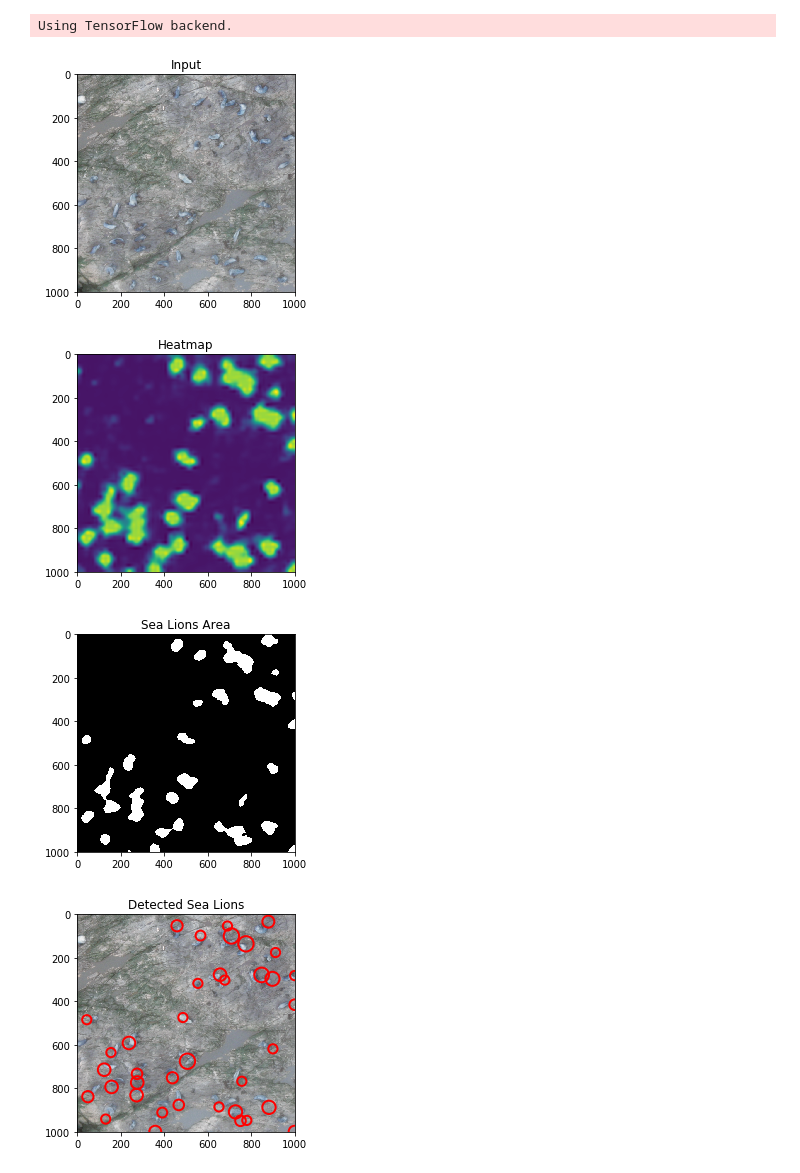
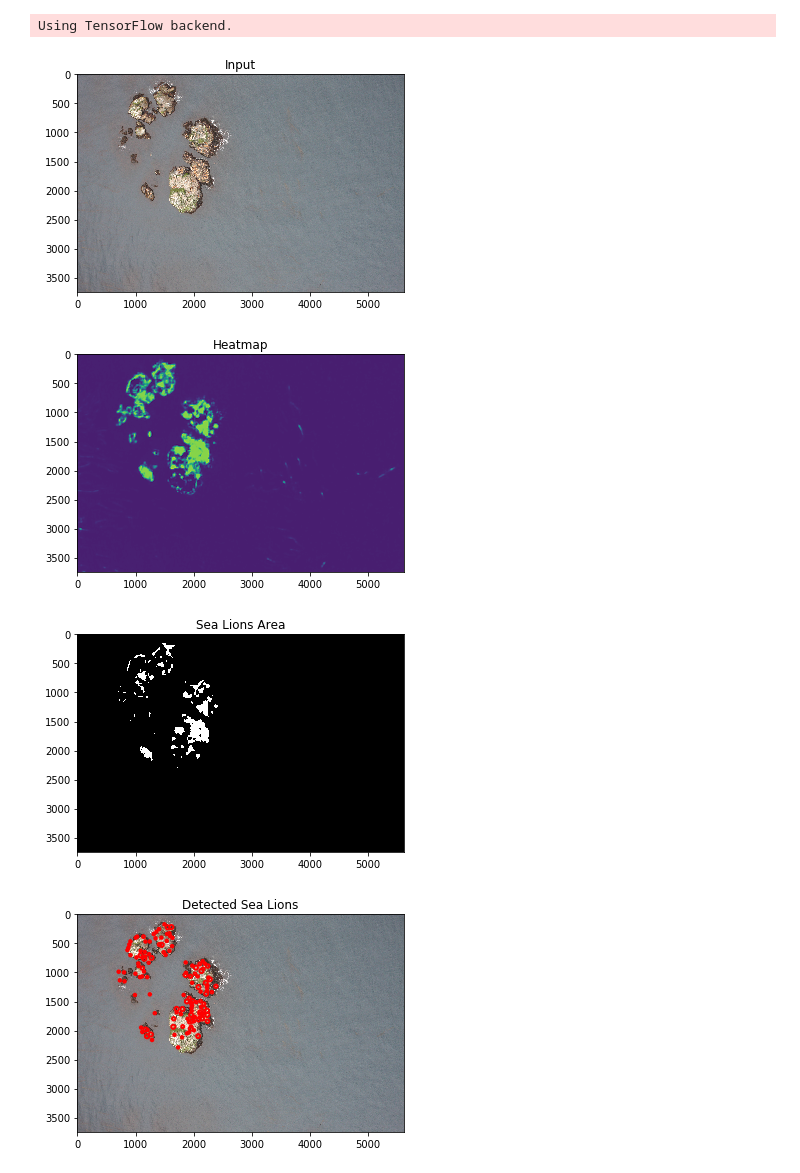
Before and after one commit to marcore94/Sealions, a Jupyter notebook: Detection.ipynb, the cells around one changed output. Saved outputs shown, nothing was run; the diff lists cells and outputs as text; code cells hidden in the pictures.

```diff
--- a/Detection.ipynb
+++ b/Detection.ipynb
@@ -59,30 +59,30 @@ first = model.layers[9].get_weights()[0].reshape(4, 4, 10, 2)
 second = model.layers[9].get_weights()[1]
 model2.layers[8].set_weights([first, second])
 # %%
-image = cv2.imread("./kaggle_sea_lions/Train/905.jpg")
-image = image[1000:2000, 1000:2000]
+image = cv2.imread("./kaggle_sea_lions/Train/907.jpg")
+#image = image[1000:2000, 1000:2000]
 
 pred = model2.predict((image.reshape(1, image.shape[0], image.shape[1], image.shape[2]))/255)
 heatmap = pred[0, :, :, 0]
 heatmap = cv2.resize(heatmap, dsize=(image.shape[1], image.shape[0]), interpolation=cv2.INTER_CUBIC)
 # %%
-plt.imshow(image)
+plt.imshow(cv2.cvtColor(image, cv2.COLOR_BGR2RGB))
 plt.title("Input")
 plt.show()
 # %% [output]
-[figure, old version]
+[figure, new version]
 # %%
 plt.imshow(heatmap)
 plt.title("Heatmap")
 plt.show()
 # %% [output]
-[figure, old version]
+[figure, new version]
 # %%
 plt.imshow(heatmap > 0.9, cmap="gray")
 plt.title("Sea Lions Area")
 plt.show()
 # %% [output]
-[figure, old version]
+[figure, new version]
 # %%
 gray_heatmap = rgb2gray(heatmap > THRESHOLD)
 
@@ -90,12 +90,14 @@ blobs_log = blob_log(gray_heatmap, min_sigma=15, max_sigma=25, threshold=.1)  #
 blobs_log[:, 2] = blobs_log[:, 2] * sqrt(2)
 # %%
 fig, ax = plt.subplots(1)
-ax.imshow(image)
+ax.imshow(cv2.cvtColor(image, cv2.COLOR_BGR2RGB))
 plt.title("Detected Sea Lions")
+predicted_sealions = 0
 for blob in blobs_log:
+    predicted_sealions += 1
     y, x, r = blob
     c = plt.Circle((x, y), r, color='red', linewidth=2, fill=False)
     ax.add_patch(c)
 plt.show()
 # %% [output]
-[figure, old version]
+[figure, new version]
```
Also changed, not shown: parts of 1 cell of this notebook.
